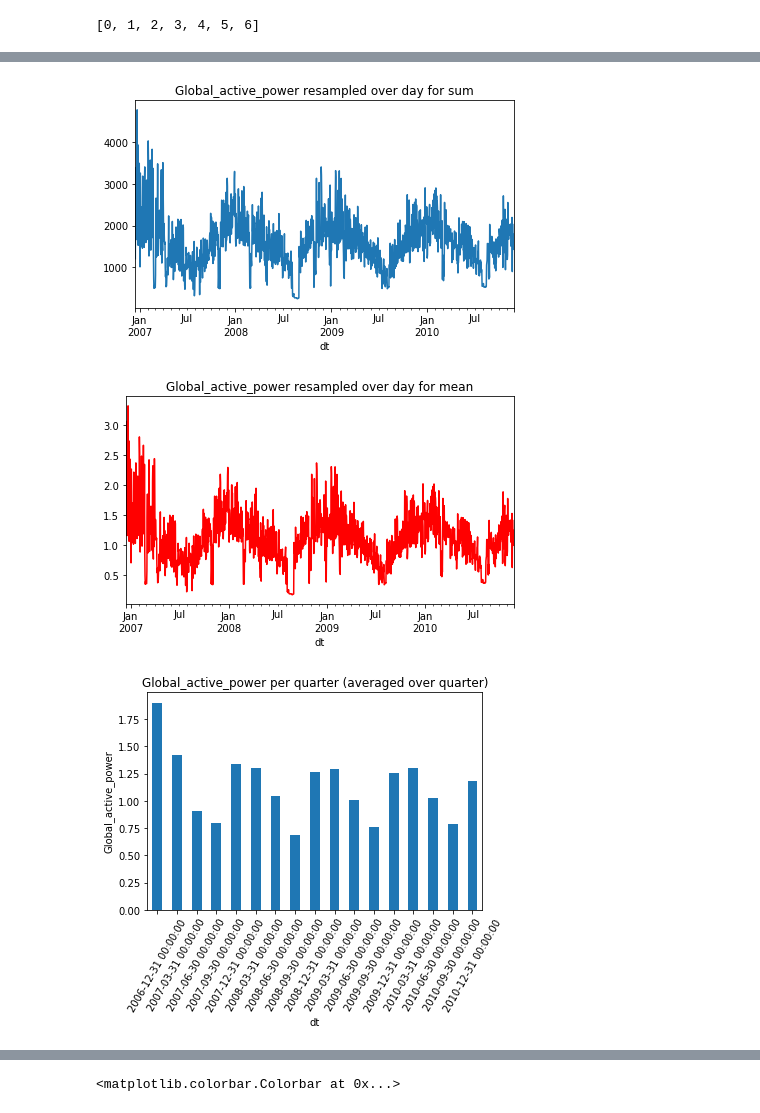
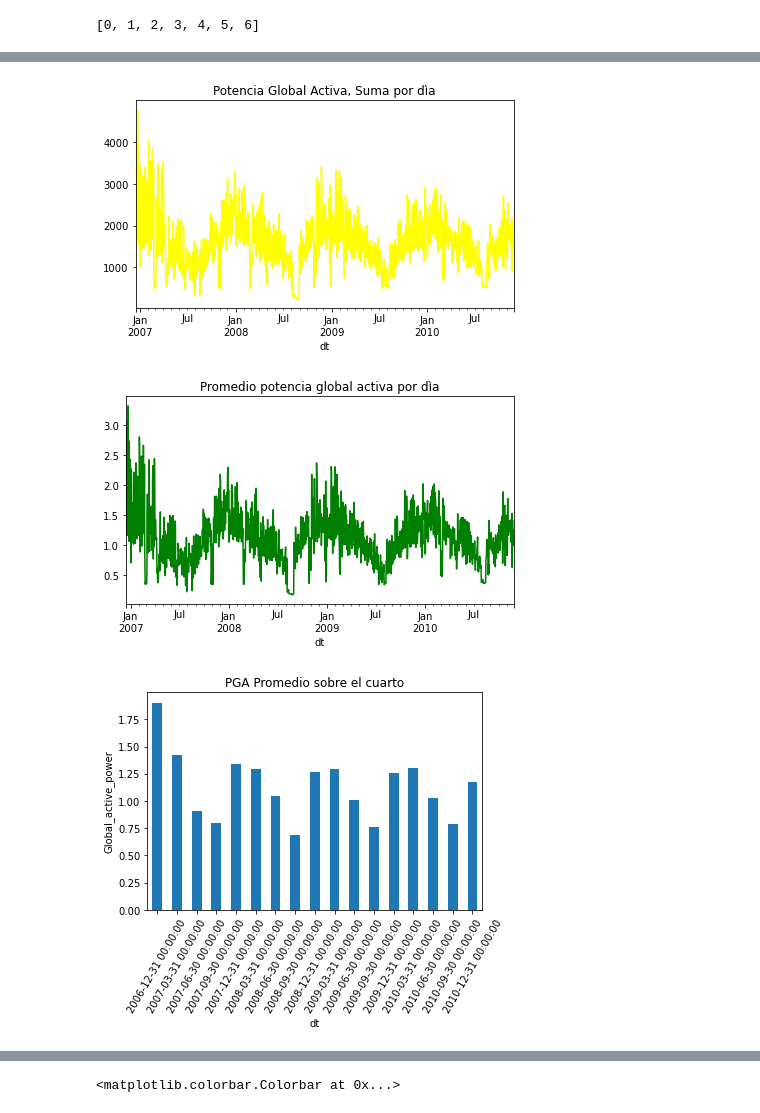
Before and after one commit to JsebastianR92/ProyectoFinalSL2, a Jupyter notebook: RNN/RNN.ipynb, the cells around one changed output, grey strips where cells are left out. Drawn from its saved outputs; the diff is of its cells as text; code cells hidden in the pictures.

```diff
--- a/RNN/RNN.ipynb
+++ b/RNN/RNN.ipynb
@@ -39,3 +34,7 @@ df = pd.read_csv('household_power_consumption.txt', sep=';',
+# %%
+df = pd.read_csv('data_consumption.txt', sep=';', parse_dates={'dt' : ['Date', 'Time']},
+                 infer_datetime_format=True, low_memory=False, na_values=['nan','?'],
+                 index_col='dt')
 # %%
 df.head()
 # %% [output]
@@ -123,23 +121,22 @@ df.describe()
 | max | 1.112200e+01 | 1.390000e+00 | 2.541500e+02 | 4.840000e+01 | 8.800000e+01 | 8.000000e+01 | ... |
 # %%
 
-df.Global_active_power.resample('D').sum().plot(title='Global_active_power resampled over day for sum')
-#df.Global_active_power.resample('D').mean().plot(title='Global_active_power resampled over day', color='red')
+df.Global_active_power.resample('D').sum().plot(title='Potencia Global Activa, Suma por dìa', color ='yellow')
 plt.tight_layout()
 plt.show()
 
-df.Global_active_power.resample('D').mean().plot(title='Global_active_power resampled over day for mean', color='red')
+df.Global_active_power.resample('D').mean().plot(title='Promedio potencia global activa por dìa', color='green')
 plt.tight_layout()
 plt.show()
 # %% [output]
-[figure, old version]
+[figure, new version]
-[figure, old version]
+[figure, new version]
 # %%
 df['Global_active_power'].resample('Q').mean().plot(kind='bar')
 plt.xticks(rotation=60)
 plt.ylabel('Global_active_power')
-plt.title('Global_active_power per quarter (averaged over quarter)')
+plt.title('PGA Promedio sobre el cuarto')
 plt.show()
 # %% [output]
-[figure, old version]
+[figure, new version]
 # %%
```
Also changed, not shown: parts of 18 cells of this notebook.
